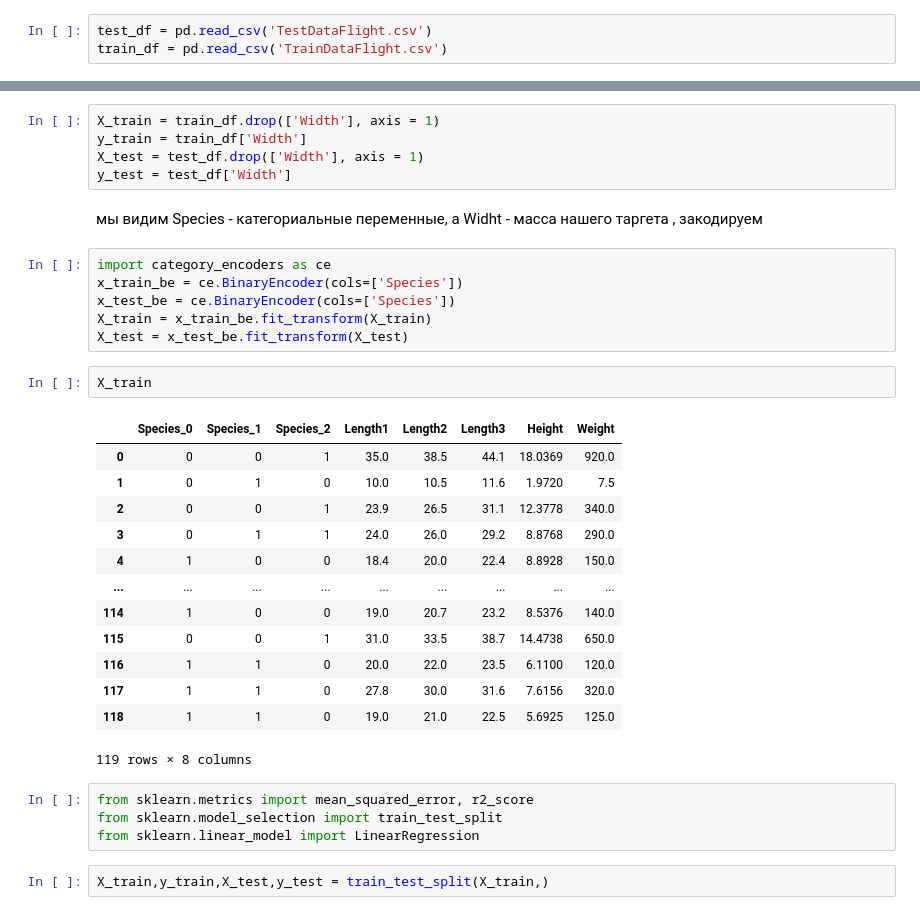
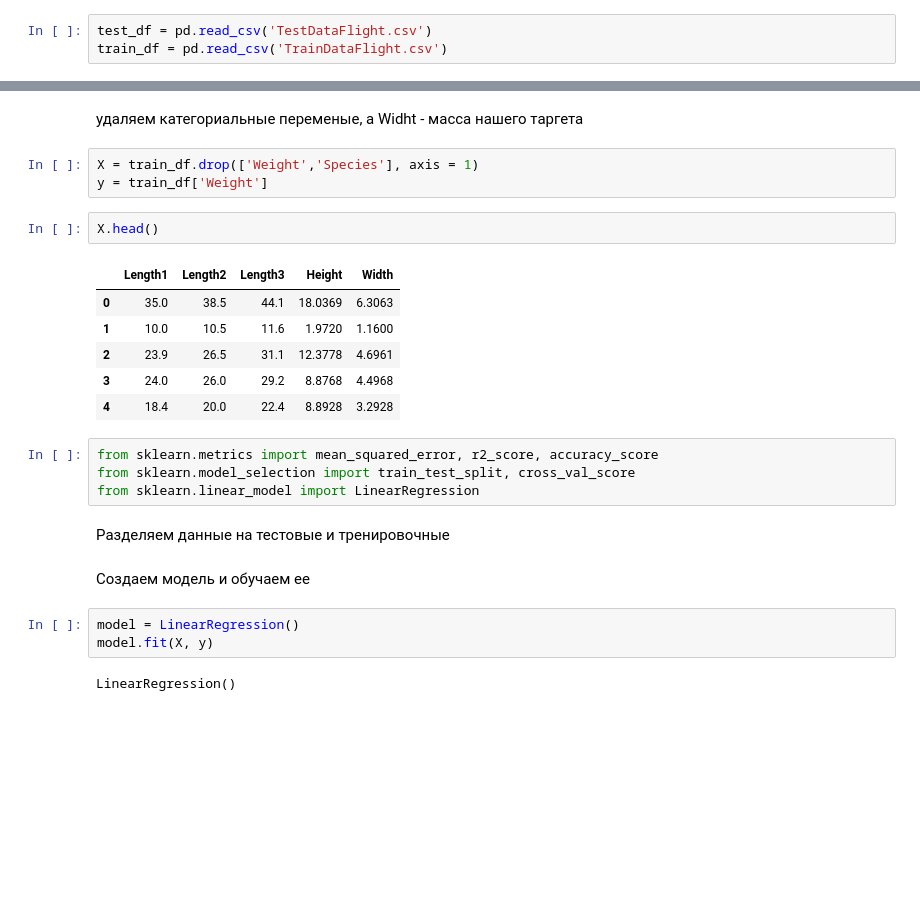
Before and after one commit to IamGuts/Data_analis, a Jupyter notebook: LR_3.ipynb, the cells around one changed output, grey strips where cells are left out. Drawn from its saved outputs; the diff is of its cells as text; blank space fills up the shorter version.

```diff
--- a/LR_3.ipynb
+++ b/LR_3.ipynb
@@ -20,35 +20,27 @@ train_df.head()
-# %%
-X_train = train_df.drop(['Width'], axis = 1)
-y_train = train_df['Width']
-X_test = test_df.drop(['Width'], axis = 1)
-y_test = test_df['Width']
 # %% [markdown]
-мы видим Species - категориальные переменные, а Widht - масса нашего таргета , закодируем
+удаляем категориальные переменые, а Widht - масса нашего таргета
-# %%
-import category_encoders as ce
-x_train_be = ce.BinaryEncoder(cols=['Species'])
-x_test_be = ce.BinaryEncoder(cols=['Species'])
-X_train = x_train_be.fit_transform(X_train)
-X_test = x_test_be.fit_transform(X_test)
-# %%
-X_train
-# %% [output]
-|  | Species_0 | Species_1 | Species_2 | Length1 | Length2 | Length3 | Height | Weight |
-| 0 | 0 | 0 | 1 | 35.0 | 38.5 | 44.1 | 18.0369 | 920.0 |
-| 1 | 0 | 1 | 0 | 10.0 | 10.5 | 11.6 | 1.9720 | 7.5 |
-| 2 | 0 | 0 | 1 | 23.9 | 26.5 | 31.1 | 12.3778 | 340.0 |
-| 3 | 0 | 1 | 1 | 24.0 | 26.0 | 29.2 | 8.8768 | 290.0 |
-| 4 | 1 | 0 | 0 | 18.4 | 20.0 | 22.4 | 8.8928 | 150.0 |
-| ... | ... | ... | ... | ... | ... | ... | ... | ... |
-| 114 | 1 | 0 | 0 | 19.0 | 20.7 | 23.2 | 8.5376 | 140.0 |
-| 115 | 0 | 0 | 1 | 31.0 | 33.5 | 38.7 | 14.4738 | 650.0 |
-| 116 | 1 | 1 | 0 | 20.0 | 22.0 | 23.5 | 6.1100 | 120.0 |
-| 117 | 1 | 1 | 0 | 27.8 | 30.0 | 31.6 | 7.6156 | 320.0 |
-| 118 | 1 | 1 | 0 | 19.0 | 21.0 | 22.5 | 5.6925 | 125.0 |
-119 rows × 8 columns
+# %%
+X = train_df.drop(['Weight','Species'], axis = 1)
+y = train_df['Weight']
+# %%
+X.head()
+# %% [output]
+|  | Length1 | Length2 | Length3 | Height | Width |
+| 0 | 35.0 | 38.5 | 44.1 | 18.0369 | 6.3063 |
+| 1 | 10.0 | 10.5 | 11.6 | 1.9720 | 1.1600 |
+| 2 | 23.9 | 26.5 | 31.1 | 12.3778 | 4.6961 |
+| 3 | 24.0 | 26.0 | 29.2 | 8.8768 | 4.4968 |
+| 4 | 18.4 | 20.0 | 22.4 | 8.8928 | 3.2928 |
 # %%
-from sklearn.metrics import mean_squared_error, r2_score
-from sklearn.model_selection import train_test_split
+from sklearn.metrics import mean_squared_error, r2_score, accuracy_score
+from sklearn.model_selection import train_test_split, cross_val_score
 from sklearn.linear_model import LinearRegression
-# %%
-X_train,y_train,X_test,y_test = train_test_split(X_train,)
+# %% [markdown]
+Разделяем данные на тестовые и тренировочные
+# %% [markdown]
+Создаем модель и обучаем ее
+# %%
+model = LinearRegression()
+model.fit(X, y)
+# %% [output]
+LinearRegression()
```
Also changed, not shown: parts of 21 cells of this notebook.
